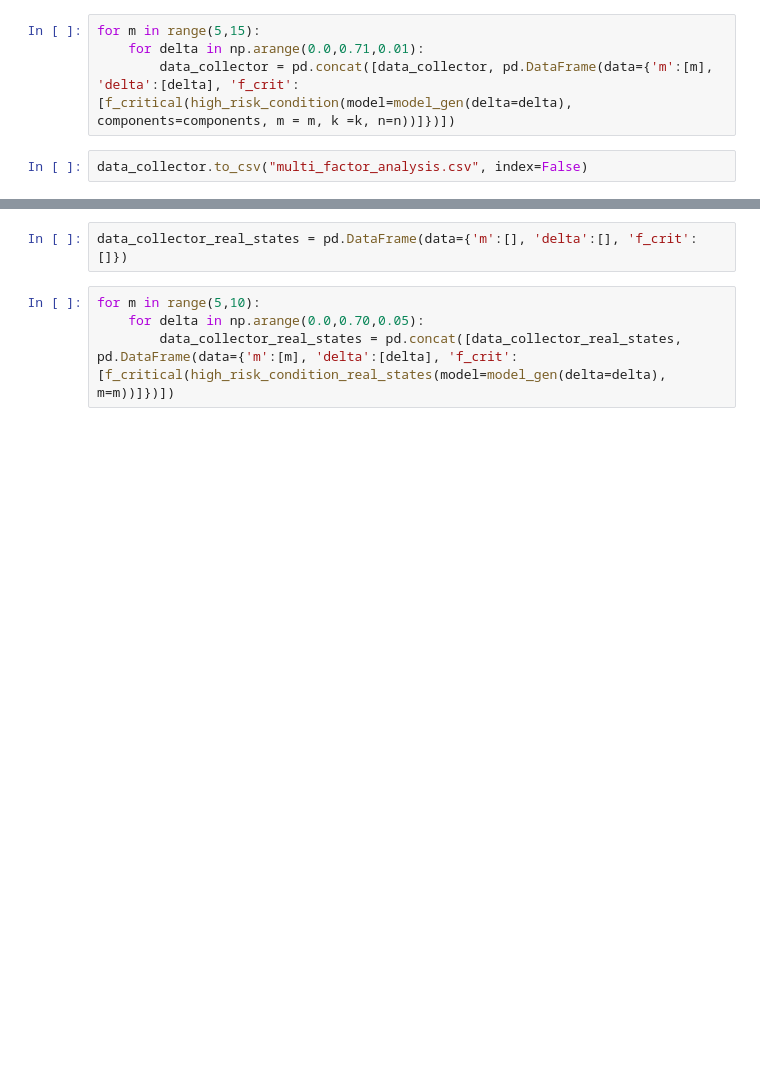
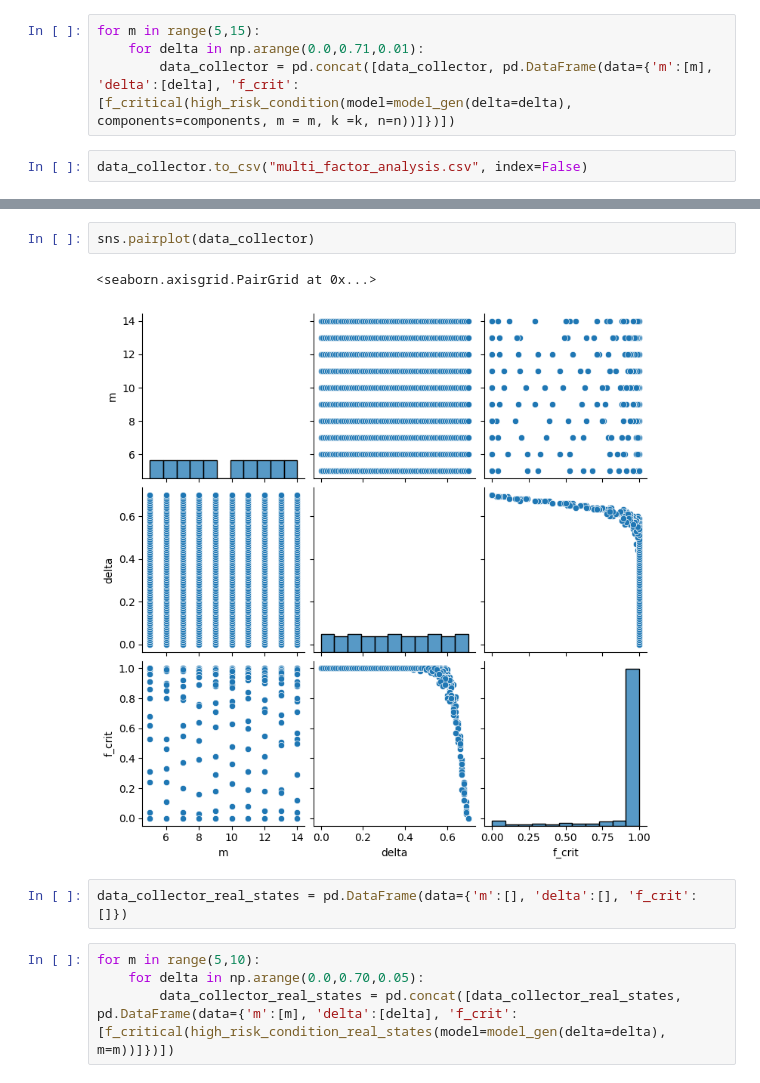
Before and after one commit to MatteoMascheroni1/AI_for_decision_making_and_control, a Jupyter notebook: assignment_2/assignment_2.ipynb, the cells around one changed output, grey strips where cells are left out. Drawn from its saved outputs; the diff is of its cells as text; blank space fills up the shorter version.

```diff
--- a/assignment_2/assignment_2.ipynb
+++ b/assignment_2/assignment_2.ipynb
@@ -207,3 +211,8 @@ data_collector.to_csv("multi_factor_analysis.csv", index=False)
+# %%
+sns.pairplot(data_collector)
+# %% [output]
+<seaborn.axisgrid.PairGrid at 0x...>
+[figure, added]
 # %%
 data_collector_real_states = pd.DataFrame(data={'m':[], 'delta':[], 'f_crit':[]})
 # %%
```
Also changed, not shown: parts of 2 cells of this notebook.
